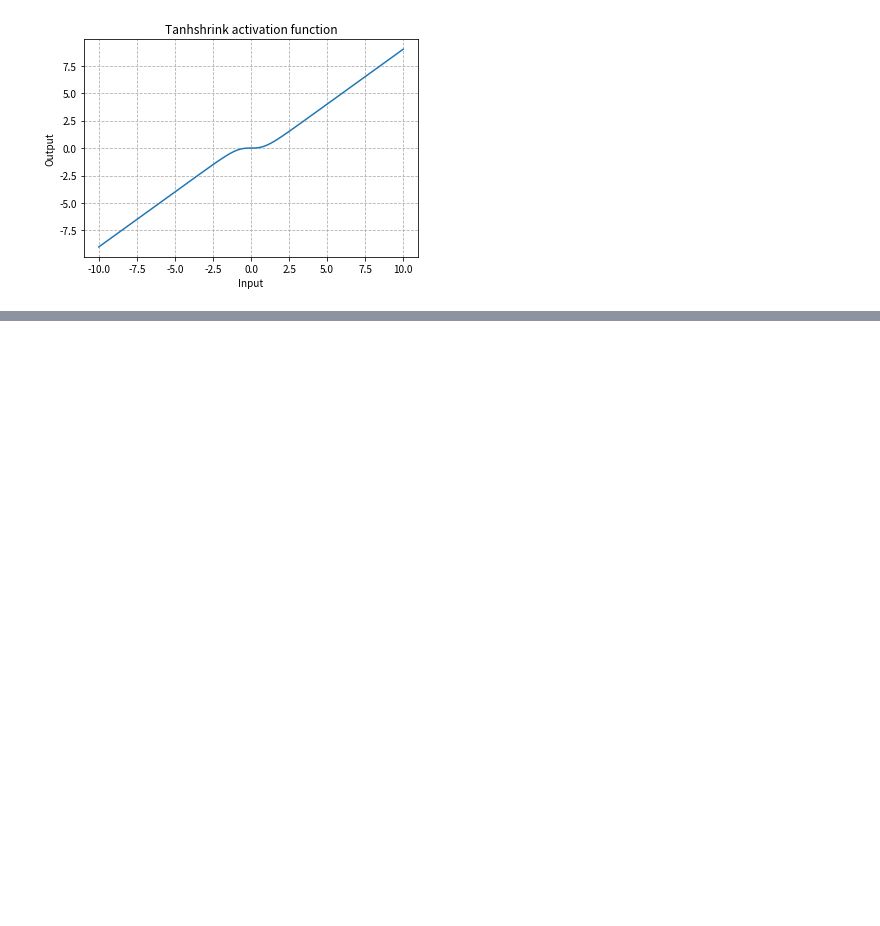
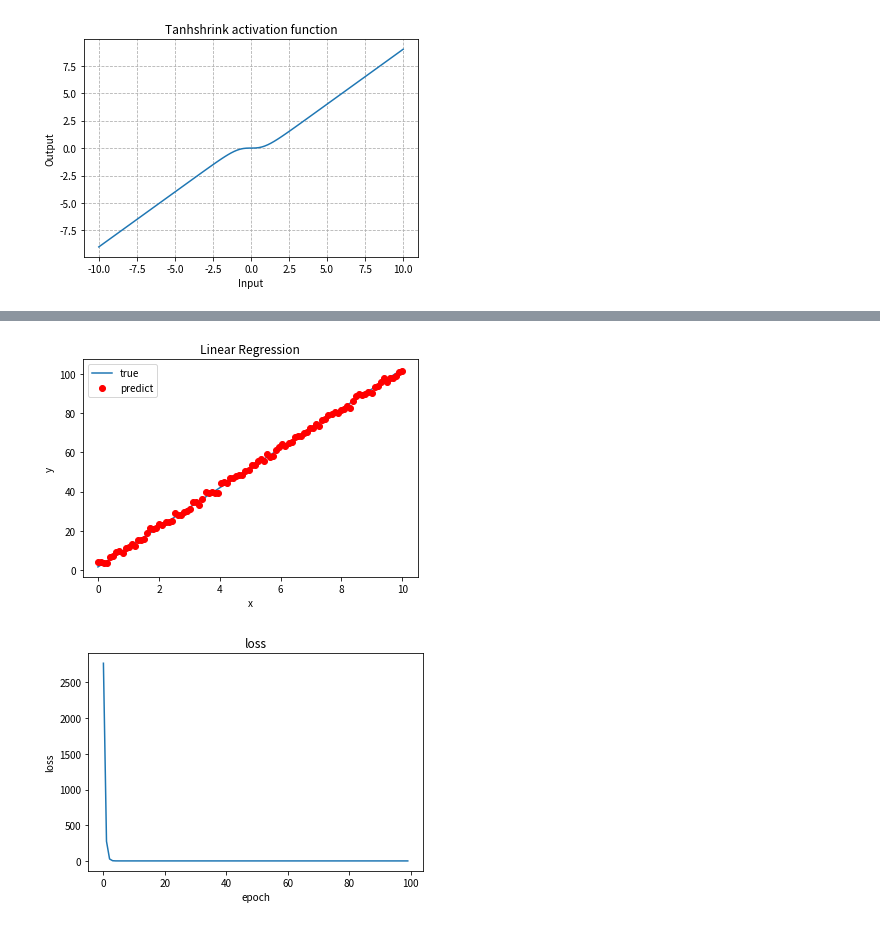
Before and after one commit to minlik/coggle, a Jupyter notebook: pytorch_and_cv.ipynb, the cells around one changed output, grey strips where cells are left out. Cells and saved outputs as stored; diff of their text form; code cells hidden in the pictures; blank space fills up the shorter version.

```diff
--- a/pytorch_and_cv.ipynb
+++ b/pytorch_and_cv.ipynb
@@ -250,0 +302,46 @@ plt.show()
+# %%
+def train(model, x, y, optimizer, epochs):
+    nn.init.xavier_uniform_(model.weight)
+    nn.init.zeros_(model.bias)
+    total_loss = []
+    for epoch in range(epochs):
+        optimizer.zero_grad()
+        inputs = torch.from_numpy(x).view(-1, 1).float()
+        outputs = torch.from_numpy(y).view(-1, 1).float()
+        predicts = model(inputs)
+        loss = loss_fn(predicts, outputs)
+        loss.backward()
+        optimizer.step()
+        total_loss.append(loss.item())
+    return total_loss
+# %%
+import matplotlib.pyplot as plt
+%matplotlib inline
+
+def plot_xy(model, x, y):
+    with torch.no_grad():
+        y_pred = model(torch.from_numpy(x).view(-1, 1).float()).detach().numpy()
+    plt.plot(x, y_pred, label='true')
+    plt.plot(x, y, 'ro', label='predict')
+    plt.title('Linear Regression')
+    plt.xlabel('x')
+    plt.ylabel('y')
+    plt.legend()
+    plt.show()
+
+def plot_loss(loss):
+    i = range(len(loss))
+    plt.plot(i, loss)
+    plt.title('loss')
+    plt.xlabel('epoch')
+    plt.ylabel('loss')
+    plt.show()
+# %%
+epochs = 100
+
+loss_1 = train(model, x, y, optimizer_1, epochs)
+plot_xy(model, x, y)
+plot_loss(loss_1)
+# %% [output]
+[figure, added]
+[figure, added]
```
Also changed, not shown: parts of 12 cells of this notebook, 2 other files.
